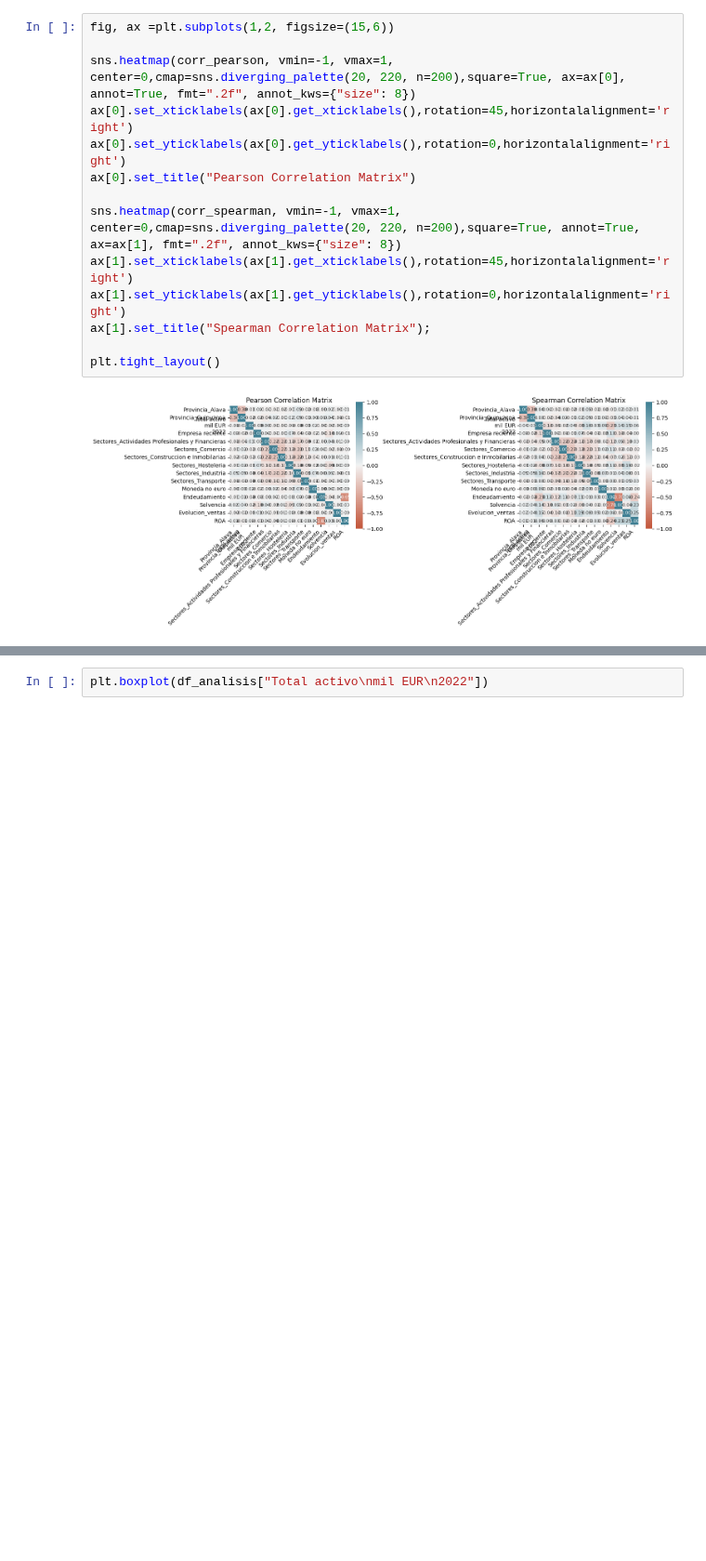
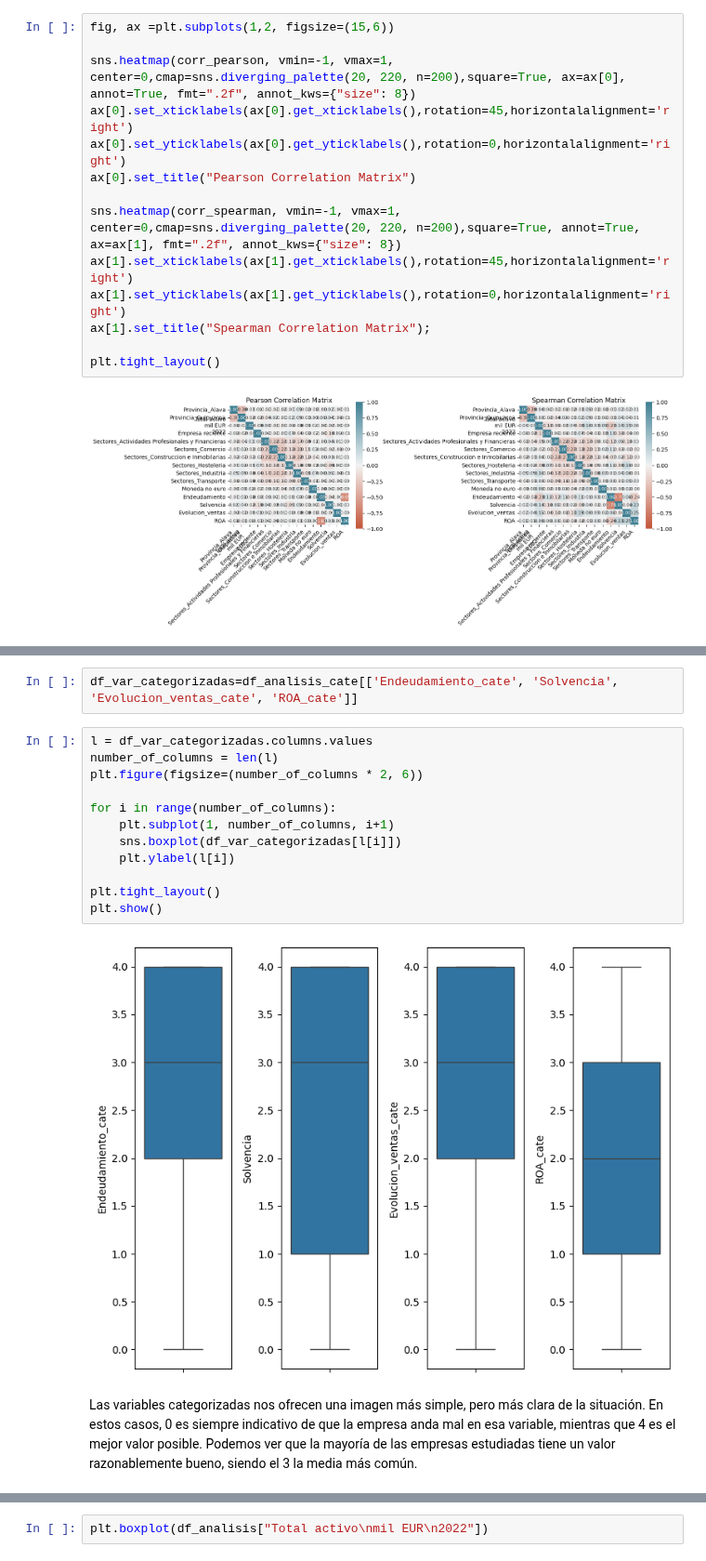
Before and after one commit to Aristondo/Equipo-Naranja, a Jupyter notebook: Reto_Analisis.ipynb, the cells around one changed output, grey strips where cells are left out. Shown at 93% size. Drawn from its saved outputs; the diff is of its cells as text; blank space fills up the shorter version.

```diff
--- a/Reto_Analisis.ipynb
+++ b/Reto_Analisis.ipynb
@@ -52,0 +86,18 @@ for i in range(0,len(l)):
+# %%
+df_var_categorizadas=df_analisis_cate[['Endeudamiento_cate', 'Solvencia', 'Evolucion_ventas_cate', 'ROA_cate']]
+# %%
+l = df_var_categorizadas.columns.values
+number_of_columns = len(l)
+plt.figure(figsize=(number_of_columns * 2, 6))
+
+for i in range(number_of_columns):
+    plt.subplot(1, number_of_columns, i+1)
+    sns.boxplot(df_var_categorizadas[l[i]])
+    plt.ylabel(l[i])
+
+plt.tight_layout()
+plt.show()
+# %% [output]
+[figure, added]
+# %% [markdown]
+Las variables categorizadas nos ofrecen una imagen más simple, pero más clara de la situación. En estos casos, 0 es siempre indicativo de que la empresa anda mal en esa variable, mientras que 4 es el mejor valor posible. Podemos ver que la mayoría de las empresas estudiadas tiene un valor razonablemente bueno, siendo el 3 la media más común.
```
Also changed, not shown: parts of 11 cells of this notebook.
